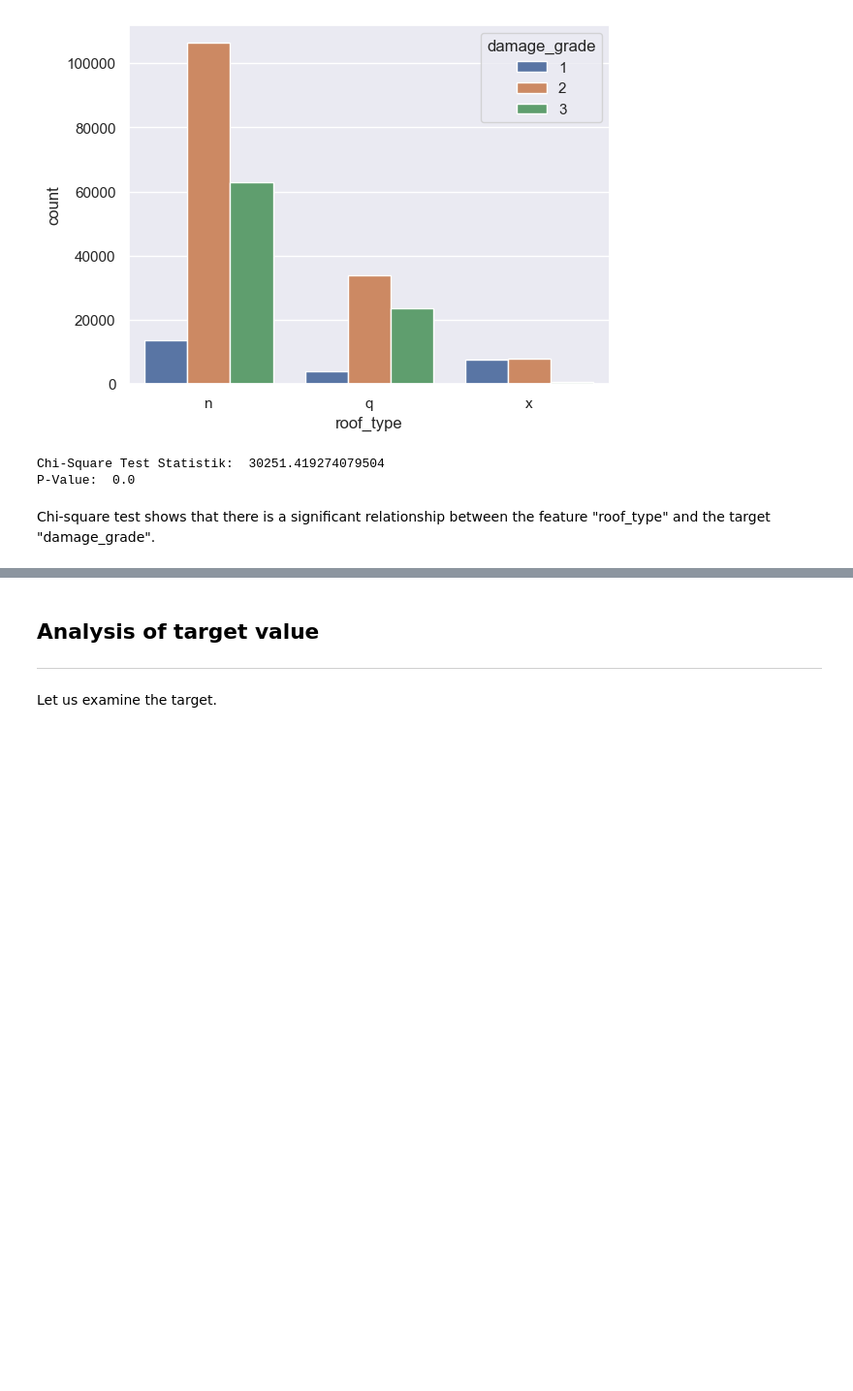
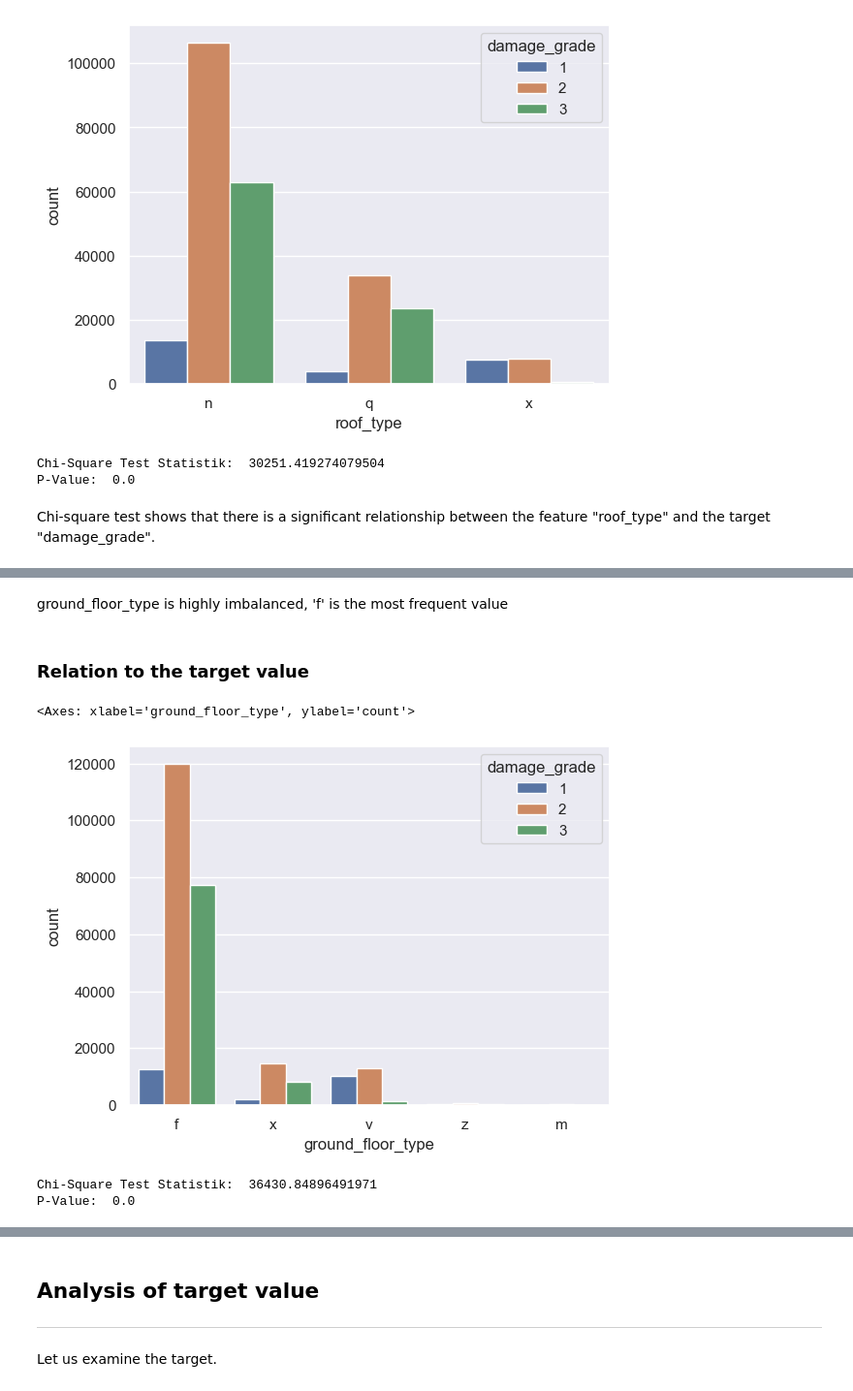
Before and after one commit to Sidies/-2015_Gorkha_earthquake_damage_prediction, a Jupyter notebook: notebooks/Exploration.ipynb, the cells around one changed output, grey strips where cells are left out. Shown at 97% size. Saved outputs shown, nothing was run; the diff lists cells and outputs as text; code cells hidden in the pictures; blank space fills up the shorter version.

```diff
--- a/notebooks/Exploration.ipynb
+++ b/notebooks/Exploration.ipynb
@@ -512,0 +532,19 @@ Chi-square test shows that there is a significant relationship between the featu
+# %% [markdown]
+ground_floor_type is highly imbalanced, 'f' is the most frequent value
+# %% [markdown]
+### Relation to the target value
+# %%
+merged_df = pd.merge(train_df, target_df, on='building_id')
+sns.countplot(x='ground_floor_type', hue='damage_grade', data=merged_df)
+# %% [output]
+<Axes: xlabel='ground_floor_type', ylabel='count'>
+[figure, added]
+# %%
+cross_tab = pd.crosstab(merged_df['ground_floor_type'], merged_df['damage_grade'])
+chi2, pval, dof, exp_freq = chi2_contingency(cross_tab)
+
+print("Chi-Square Test Statistik: ", chi2)
+print("P-Value: ", pval)
+# %% [output]
+Chi-Square Test Statistik:  36430.84896491971
+P-Value:  0.0
```
Also changed, not shown: parts of 12 cells of this notebook.
